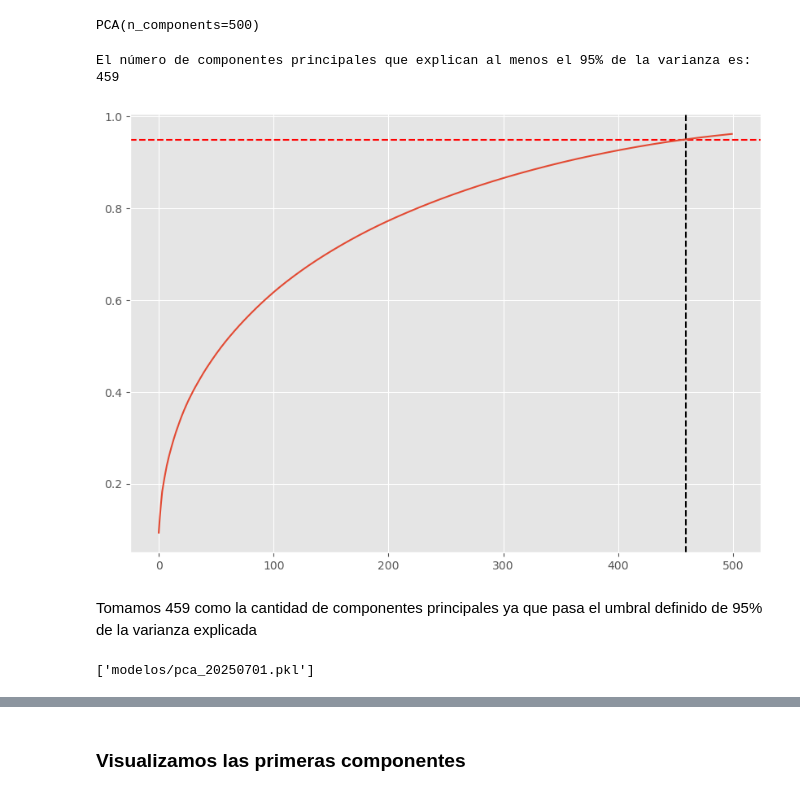
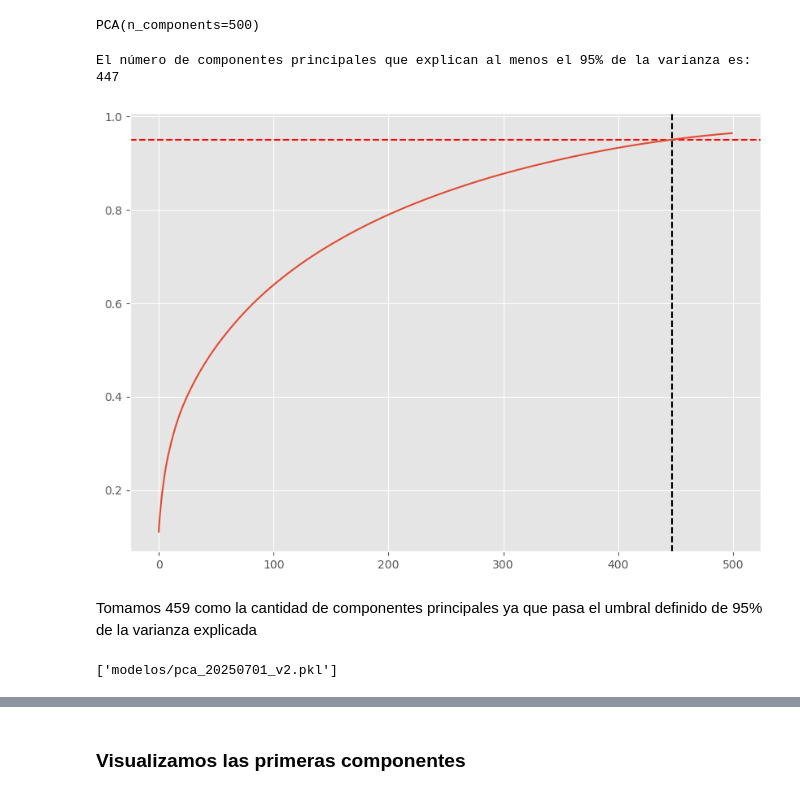
Before and after one commit to joacoguerrae/obligatorio_ml_para_ia, a Jupyter notebook: Pruebas Joaco Notebook.ipynb, the cells around one changed output, grey strips where cells are left out. Cells and saved outputs as stored; diff of their text form; code cells hidden in the pictures.

```diff
--- a/Pruebas Joaco Notebook.ipynb
+++ b/Pruebas Joaco Notebook.ipynb
@@ -83,6 +95,6 @@ for file in os.listdir('Background'):
         images.append(resize(img, (100,100)))
 
 # Extraemos las imágenes de fondo
-negative_patches = np.vstack([extract_patches(im, 300, scale) for im in tqdm(images, desc='Procesando imágenes') for scale in [0.1,0.25,0.5,0.75,1]])
+negative_patches = np.vstack([extract_patches(im, 30016, scale) for im in tqdm(images, desc='Procesando imágenes') for scale in [0.1,0.25,0.5,0.75,1]])
 negative_patches.shape
 # %% [output]
@@ -162,15 +174,15 @@ PCA(n_components=500)
 pca_idx = np.argmax(np.cumsum(pca.explained_variance_ratio_) >= 0.95) +1
 print(f"El número de componentes principales que explican al menos el 95% de la varianza es: {pca_idx}")
 # %% [output]
-El número de componentes principales que explican al menos el 95% de la varianza es: 459
+El número de componentes principales que explican al menos el 95% de la varianza es: 447
 # %%
 fig, ax = plt.subplots(1, figsize=(10, 7))
 ax.axhline(y=0.95, color='r', linestyle='--', label='95%')
-ax.axvline(x=459, color='k', linestyle='--', label='x = 459')
+ax.axvline(x=447, color='k', linestyle='--', label='x = 447')
 plt.plot(np.cumsum(pca.explained_variance_ratio_), label=f'{500} componentes')
 plt.show()
 # %% [output]
-[figure, old version]
+[figure, new version]
 # %% [markdown]
 Tomamos 459 como la cantidad de componentes principales ya que pasa el umbral definido de 95% de la varianza explicada
 # %%
@@ -179,9 +191,9 @@ X_pca_train = pca_final.fit_transform(X_train)
 X_pca_val = pca_final.transform(X_val)
 # %%
 # Guardamos el PCA para usarlo en el futuro
-joblib.dump(pca_final, 'modelos/pca_20250701.pkl')
+joblib.dump(pca_final, 'modelos/pca_20250701_v2.pkl')
 # %% [output]
-['modelos/pca_20250701.pkl']
+['modelos/pca_20250701_v2.pkl']
 # %%
 print(f'Las primeras 3 componentes del PCA elegido explican el {float(np.cumsum(pca_final.explained_variance_ratio_)[2] *100):.2f}% de la varianza')
 # %% [output]
```
Also changed, not shown: parts of 36 cells of this notebook, 12 other files.
